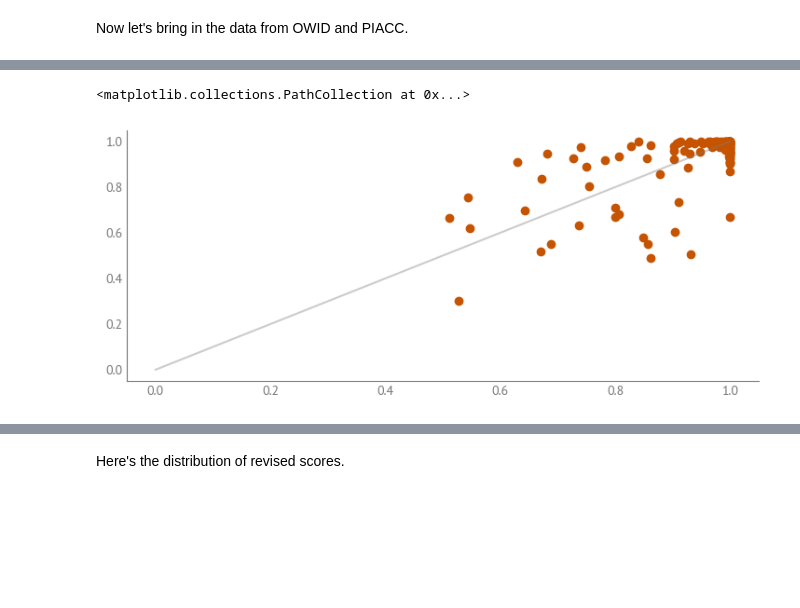
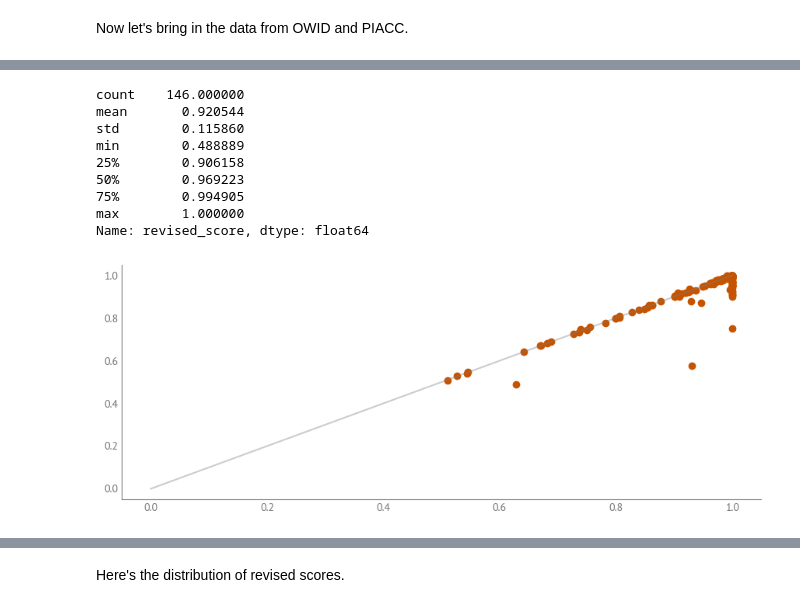
Before and after one commit to AllenDowney/EqualityWEF, a Jupyter notebook: literacy.ipynb, the cells around one changed output, grey strips where cells are left out. Cells and saved outputs as stored; diff of their text form; code cells hidden in the pictures; blank space fills up the shorter version.

```diff
--- a/literacy.ipynb
+++ b/literacy.ipynb
@@ -406,7 +630,0 @@ if not os.path.exists("wef_literacy_rate.csv"):
-# %%
-from utils import read_wef_file
-
-wef = read_wef_file("wef_literacy_rate.csv")
-wef.index = wef['country'].map(wef_country_to_code)
-wef.index.name = 'code'
-wef.shape
@@ -470,7 +641,4 @@ RangeIndex(start=0, stop=146, step=1)
-# %%
-wef['revised_score'] = np.nan
-for code, row in wef.iterrows():
-    if code in owid_last.index:
-        wef.loc[code, 'revised_score'] = owid_last.loc[code, 'merged_score']
-    else:
-        print(f"Missing {row['country']} ({code}) in OWID data")
+# %%
+wef['revised_score'] = wef['score'].where(wef['unesco_score'].isna(),
+                                          wef['unesco_score'])
+wef['revised_score'].describe()
@@ -477,9 +655,23 @@ for code, row in wef.iterrows():
+# %%
+wef['revised_score'] = wef['revised_score'].where(wef['piaac_score'].isna(),
+                                                  wef['piaac_score'])
+wef['revised_score'].describe()
+# %% [output]
+count    146.000000
+mean       0.920544
+std        0.115860
+min        0.488889
+25%        0.906158
+50%        0.969223
+75%        0.994905
+max        1.000000
+Name: revised_score, dtype: float64
 # %%
 plt.plot([0, 1], [0, 1], color='gray', alpha=0.4)
 plt.scatter(wef['score'], wef['revised_score'])
+decorate()
 # %% [output]
-<matplotlib.collections.PathCollection at 0x...>
-[figure, old version]
+[figure, new version]
 # %%
 wef['diff_score'] = np.abs(wef['revised_score'] - wef['score'])
 # %%
```
Also changed, not shown: parts of 114 cells of this notebook.
